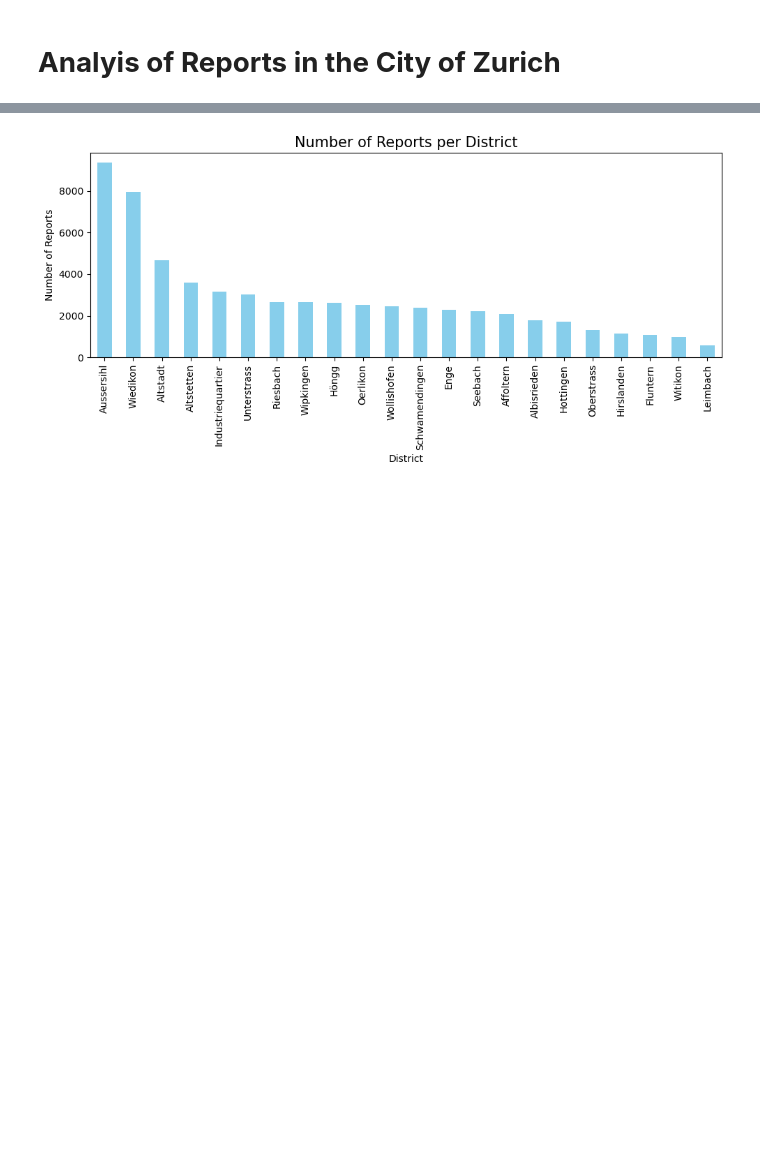
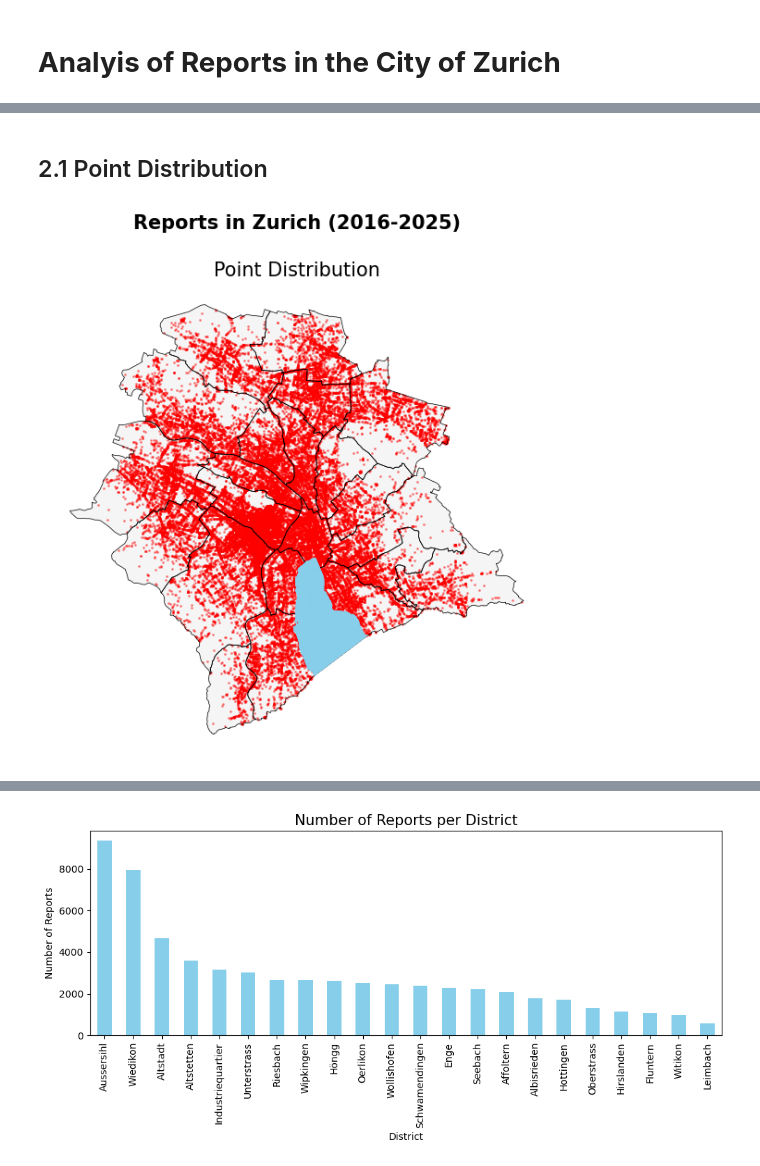
Before and after one commit to fabianott/zueriwieneu_spatial_analysis, a Jupyter notebook: notebooks/spatial_analysis.ipynb, the cells around one changed output, grey strips where cells are left out. Drawn from its saved outputs; the diff is of its cells as text; code cells hidden in the pictures; blank space fills up the shorter version.

```diff
--- a/notebooks/spatial_analysis.ipynb
+++ b/notebooks/spatial_analysis.ipynb
@@ -13,24 +17,11 @@ Load the Data and Geospatial Data Preperation
 # %%
-# Load the quartiere polygons
-quartiere_gdf = gpd.read_file("../data/raw/Zurich_quarters.gpkg") # ".." to get on level up in folder structure
-
-# Load the lakes
+# Load preprocessed data
+reports_gdf = gpd.read_file("../data/processed/reports_gdf.gpkg")
+quartiere_gdf = gpd.read_file("../data/processed/quartiere.gpkg")
 lakes_gdf = gpd.read_file("../data/processed/zurichsee.gpkg")
-lakes_gdf = lakes_gdf.to_crs(epsg=2056)
-
-# Load the cleaned reports
-reports_df = pd.read_csv("../data/processed/reports_cleaned.csv")
-reports_gdf = gpd.GeoDataFrame(reports_df, geometry=gpd.points_from_xy(reports_df.e, reports_df.n, crs="EPSG:2056"))
-
-# Calculate the area in km² of the districts for standardisation and ensure consistent CRS
-quartiere_gdf = quartiere_gdf.to_crs(epsg=2056).copy()
-quartiere_gdf["area_km2"] = quartiere_gdf.geometry.area / 1_000_000
 
 # Spatial Join: assign each report to a district
-reports_gdf = reports_gdf.to_crs(epsg=2056)
-# Extract the year from the ‘date’ column
-reports_gdf["date"] = pd.to_datetime(reports_gdf["date"])
-reports_gdf["year"] = reports_gdf["date"].dt.year
+reports_gdf = reports_gdf
 
 reports_quartiere_gdf = gpd.sjoin(reports_gdf, quartiere_gdf, how="inner", predicate="within")
 
@@ -114,0 +40,19 @@ plt.show()
+# %% [markdown]
+## 2.1 Point Distribution
+# %%
+fig, ax = plt.subplots(1, 1, figsize=(7, 6))
+fig.suptitle("Reports in Zurich (2016-2025)", fontsize=15, x=0.5, y=1.001, fontweight="bold")
+
+quartiere_gdf.plot(ax=ax, color="whitesmoke", linewidth=0.5, zorder=1)
+reports_gdf.plot(ax=ax, color="red", markersize=1, alpha=0.4, zorder=2)
+lakes_gdf.plot(ax=ax, color="skyblue", zorder=4)
+quartiere_gdf.boundary.plot(ax=ax, color="black", linewidth=0.5, zorder=3)
+
+ax.axis("off")
+ax.set_title("Point Distribution", fontsize=15)
+
+plt.tight_layout()
+plt.savefig("../outputs/point_distribution.png", dpi=300, bbox_inches="tight")
+plt.show()
+# %% [output]
+[figure, added]
```
Also changed, not shown: parts of 35 cells of this notebook, 11 other files.
